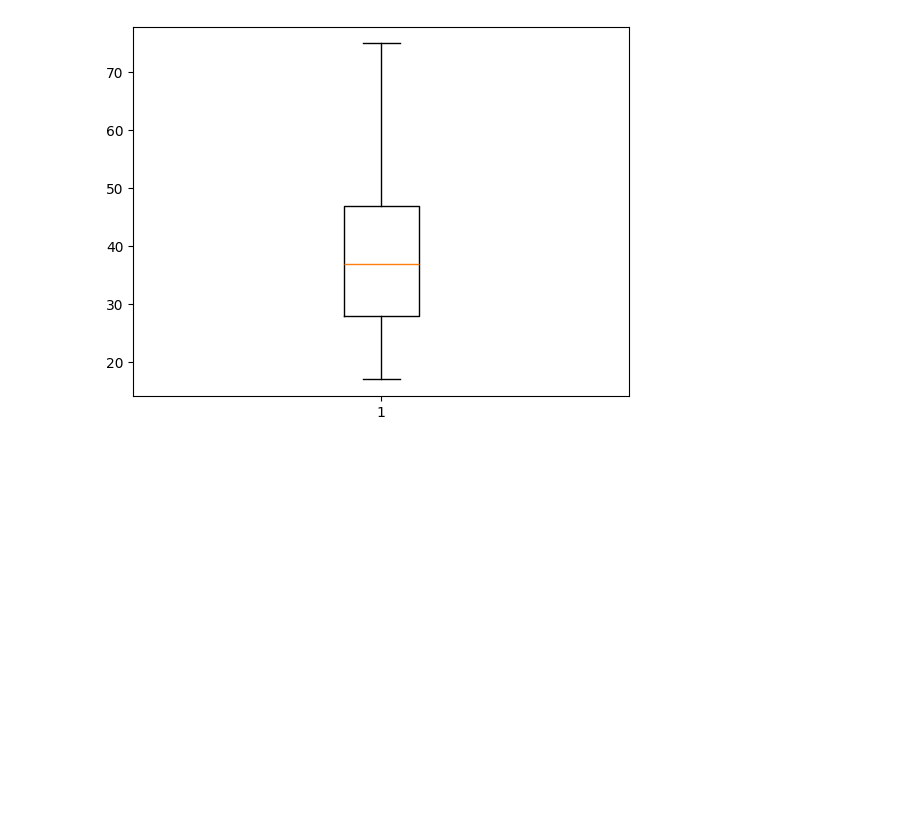
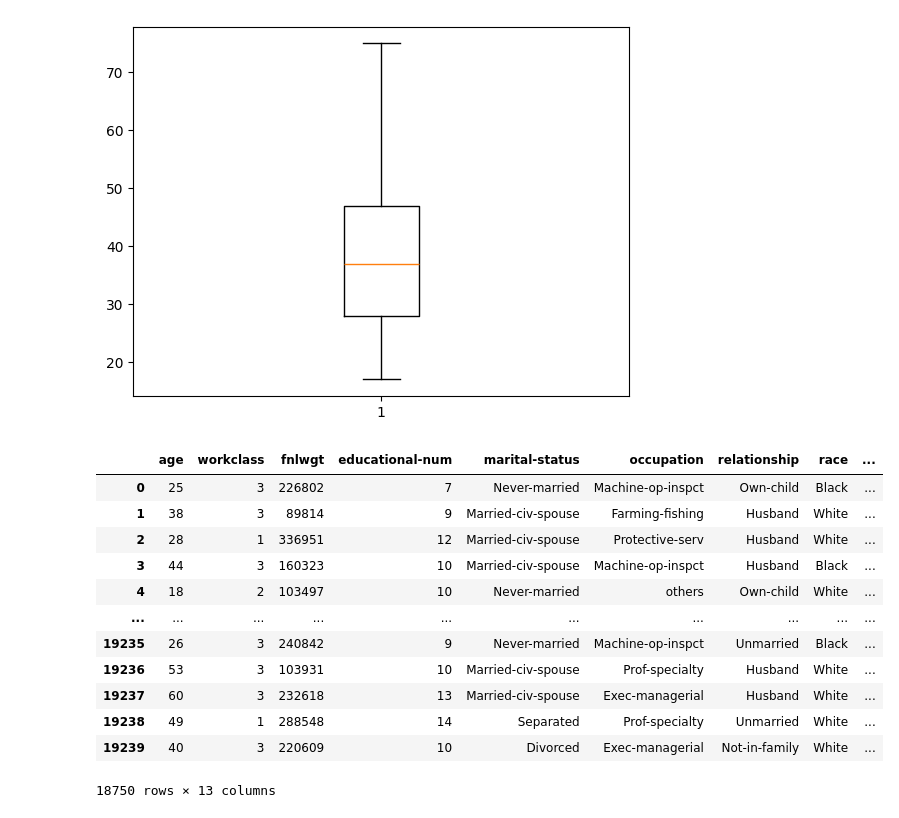
Before and after one commit to farrakhnizam786/salary_prediction-model-using-machine-learning-IBM-internship-, a Jupyter notebook: Employee_salary_pridiction.ipynb, the cells around one changed output. Cells and saved outputs as stored; diff of their text form; code cells hidden in the pictures; blank space fills up the shorter version.

```diff
--- a/Employee_salary_pridiction.ipynb
+++ b/Employee_salary_pridiction.ipynb
@@ -254,0 +261,18 @@ data['workclass'] = encoder.fit_transform(data['workclass'])
+# %%
+x=data.drop(columns=['income'])
+y=data['income']
+x
+# %% [output]
+|  | age | workclass | fnlwgt | educational-num | marital-status | occupation | relationship | race | ... |
+| 0 | 25 | 3 | 226802 | 7 | Never-married | Machine-op-inspct | Own-child | Black | ... |
+| 1 | 38 | 3 | 89814 | 9 | Married-civ-spouse | Farming-fishing | Husband | White | ... |
+| 2 | 28 | 1 | 336951 | 12 | Married-civ-spouse | Protective-serv | Husband | White | ... |
+| 3 | 44 | 3 | 160323 | 10 | Married-civ-spouse | Machine-op-inspct | Husband | Black | ... |
+| 4 | 18 | 2 | 103497 | 10 | Never-married | others | Own-child | White | ... |
+| ... | ... | ... | ... | ... | ... | ... | ... | ... | ... |
+| 19235 | 26 | 3 | 240842 | 9 | Never-married | Machine-op-inspct | Unmarried | Black | ... |
+| 19236 | 53 | 3 | 103931 | 10 | Married-civ-spouse | Prof-specialty | Husband | White | ... |
+| 19237 | 60 | 3 | 232618 | 13 | Married-civ-spouse | Exec-managerial | Husband | White | ... |
+| 19238 | 49 | 1 | 288548 | 14 | Separated | Prof-specialty | Unmarried | White | ... |
+| 19239 | 40 | 3 | 220609 | 10 | Divorced | Exec-managerial | Not-in-family | White | ... |
+18750 rows × 13 columns
```
Also changed, not shown: parts of 22 cells of this notebook.
